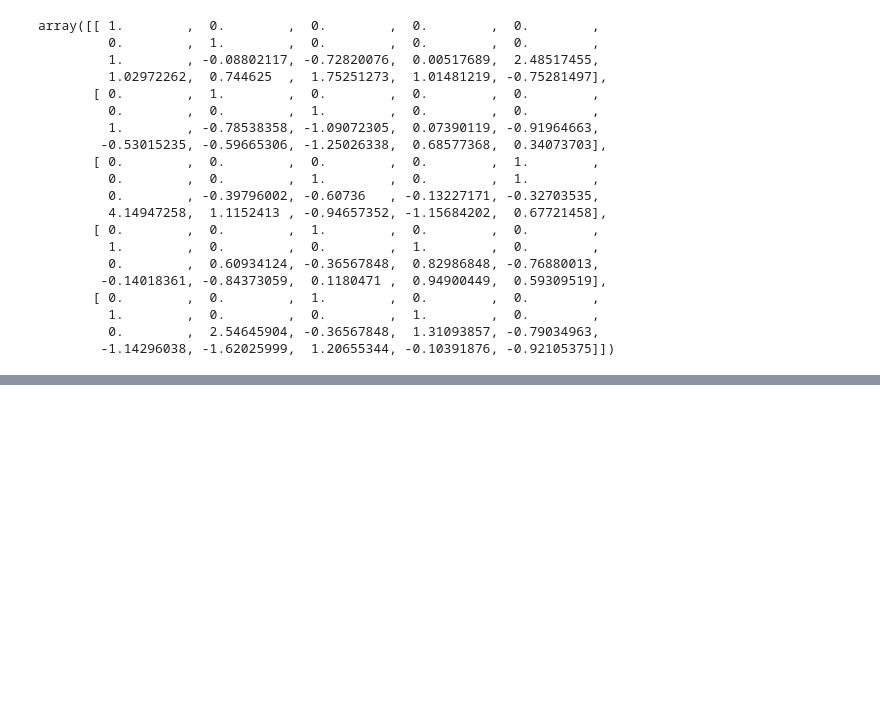
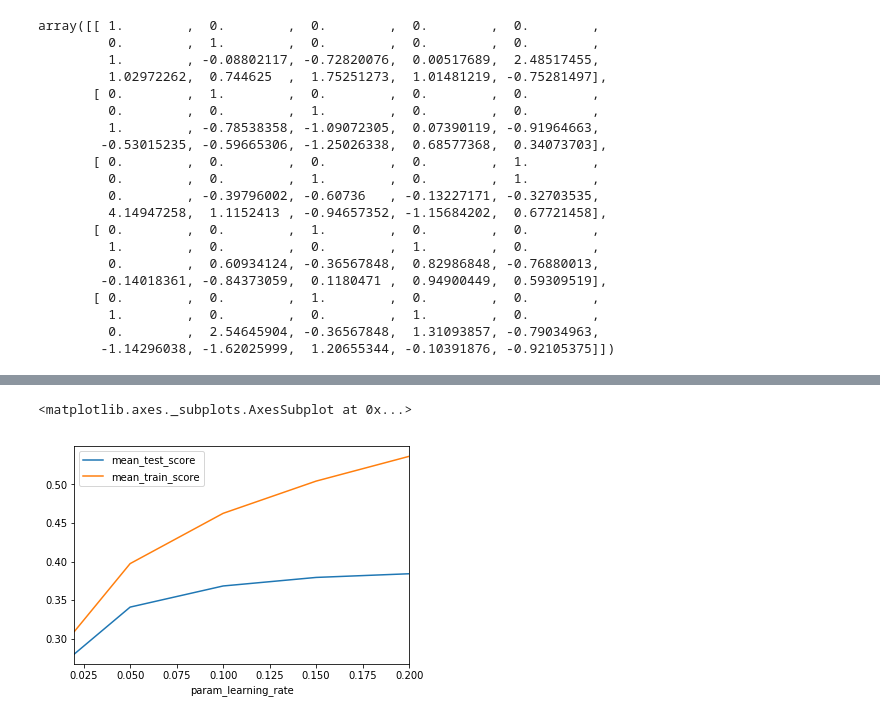
Before and after one commit to AI-BlackBelt/yellow, a Jupyter notebook: notebooks/solutions/day4-case-solution.ipynb, the cells around one changed output, grey strips where cells are left out. Cells and saved outputs as stored; diff of their text form; code cells hidden in the pictures; blank space fills up the shorter version.

```diff
--- a/notebooks/solutions/day4-case-solution.ipynb
+++ b/notebooks/solutions/day4-case-solution.ipynb
@@ -176,0 +180,8 @@ array([0.        , 0.        , 0.04221051, 0.        , 0.00248454,
+# %%
+from sklearn.model_selection import GridSearchCV
+
+param_grid = {'n_estimators': [25,50,100,150,200],
+              'learning_rate' : [0.02, 0.05,0.1,0.15,0.2]}
+
+np.set_printoptions(suppress=True)
+print(param_grid)
@@ -176,0 +190,4 @@ array([0.        , 0.        , 0.04221051, 0.        , 0.00248454,
+# %%
+grid_search = GridSearchCV(GradientBoostingRegressor(), param_grid, verbose=3, cv=5, return_train_score=True)
+# %%
+grid_search.fit(X_train, y_train.values.flatten())
@@ -176,0 +241,7 @@ array([0.        , 0.        , 0.04221051, 0.        , 0.00248454,
+# %%
+scores = pd.DataFrame(grid_search.cv_results_)
+# %%
+scores.groupby("param_learning_rate").mean()[["mean_test_score", "mean_train_score"]].plot()
+# %% [output]
+<matplotlib.axes._subplots.AxesSubplot at 0x...>
+[figure, added]
```
Also changed, not shown: parts of 8 cells of this notebook.
